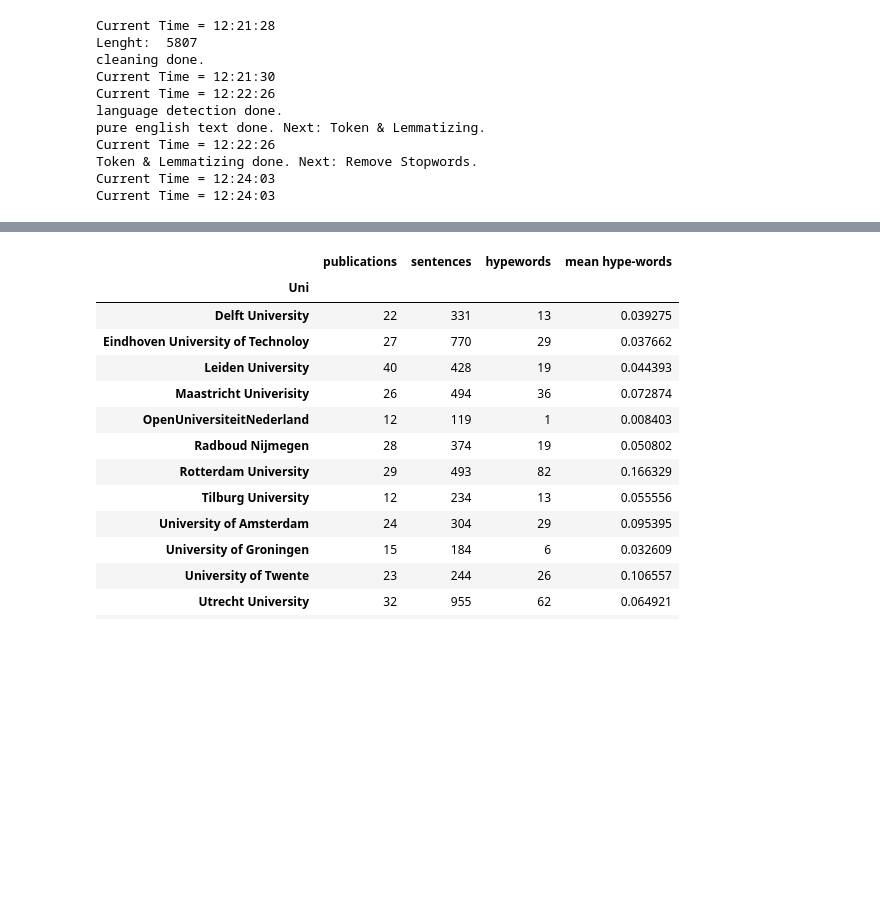
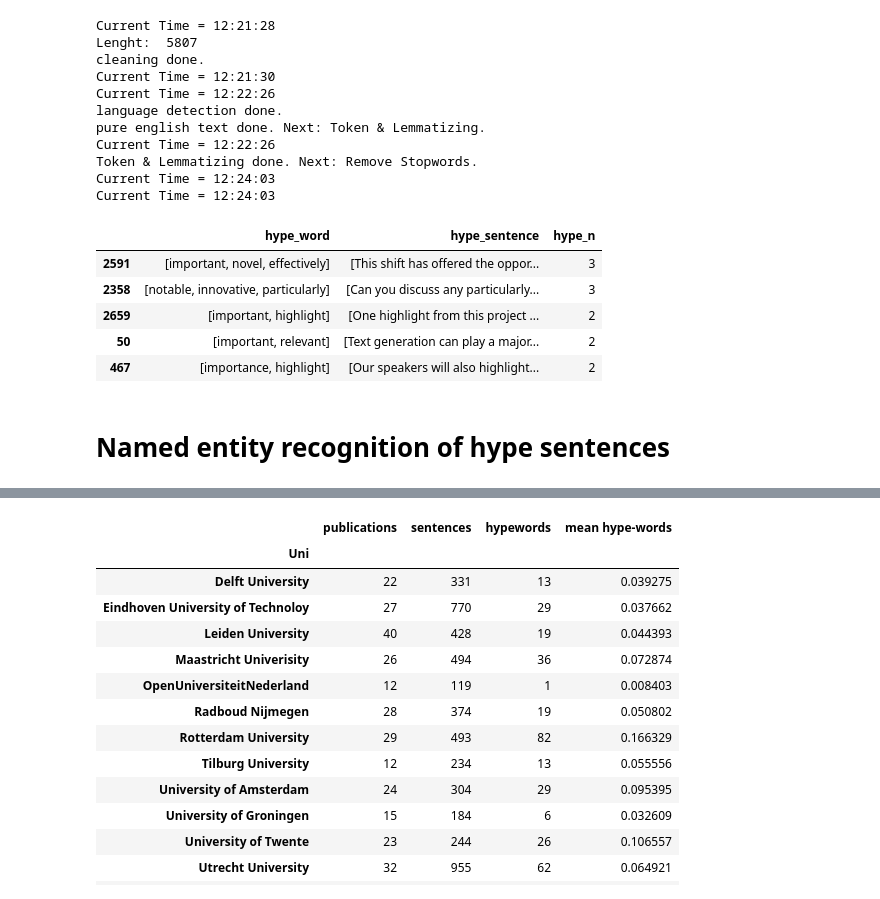
Before and after one commit to Klapperhorn/Zotero_HTML_annotation, a Jupyter notebook: file_analysis.ipynb, the cells around one changed output, grey strips where cells are left out. Saved outputs shown, nothing was run; the diff lists cells and outputs as text; code cells hidden in the pictures; blank space fills up the shorter version.

Commit message:
new feature: Named entity recognition (spacy)

```diff
--- a/file_analysis.ipynb
+++ b/file_analysis.ipynb
@@ -82,3 +93,14 @@ df["hype_sentence"]=df.AI_sentences.apply(hype.hype_sentence,keys=hype_selection
 
 df["hype_n"]=df.hype_word.apply(lambda x: len(x) if isinstance(x,list) else 0)
 df=df.sort_values("hype_n", ascending=False).drop_duplicates(subset="AI_sentences")
+# %%
+df[["hype_word","hype_sentence","hype_n"]].head()
+# %% [output]
+|  | hype_word | hype_sentence | hype_n |
+| 2591 | [important, novel, effectively] | [This shift has offered the oppor... | 3 |
+| 2358 | [notable, innovative, particularly] | [Can you discuss any particularly... | 3 |
+| 2659 | [important, highlight] | [One highlight from this project ... | 2 |
+| 50 | [important, relevant] | [Text generation can play a major... | 2 |
+| 467 | [importance, highlight] | [Our speakers will also highlight... | 2 |
+# %% [markdown]
+# Named entity recognition of hype sentences
```
Also changed, not shown: parts of 19 cells of this notebook.
